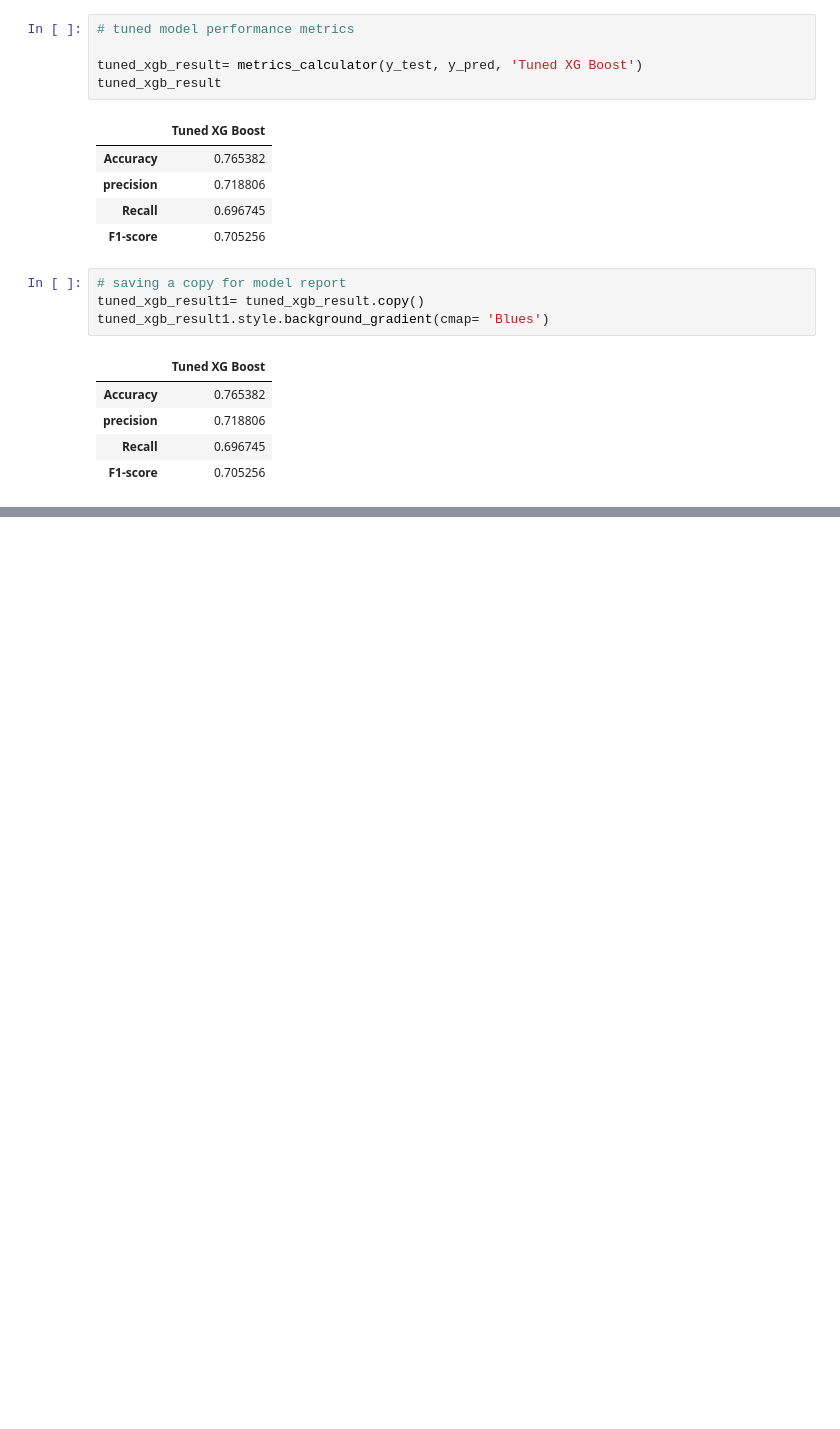
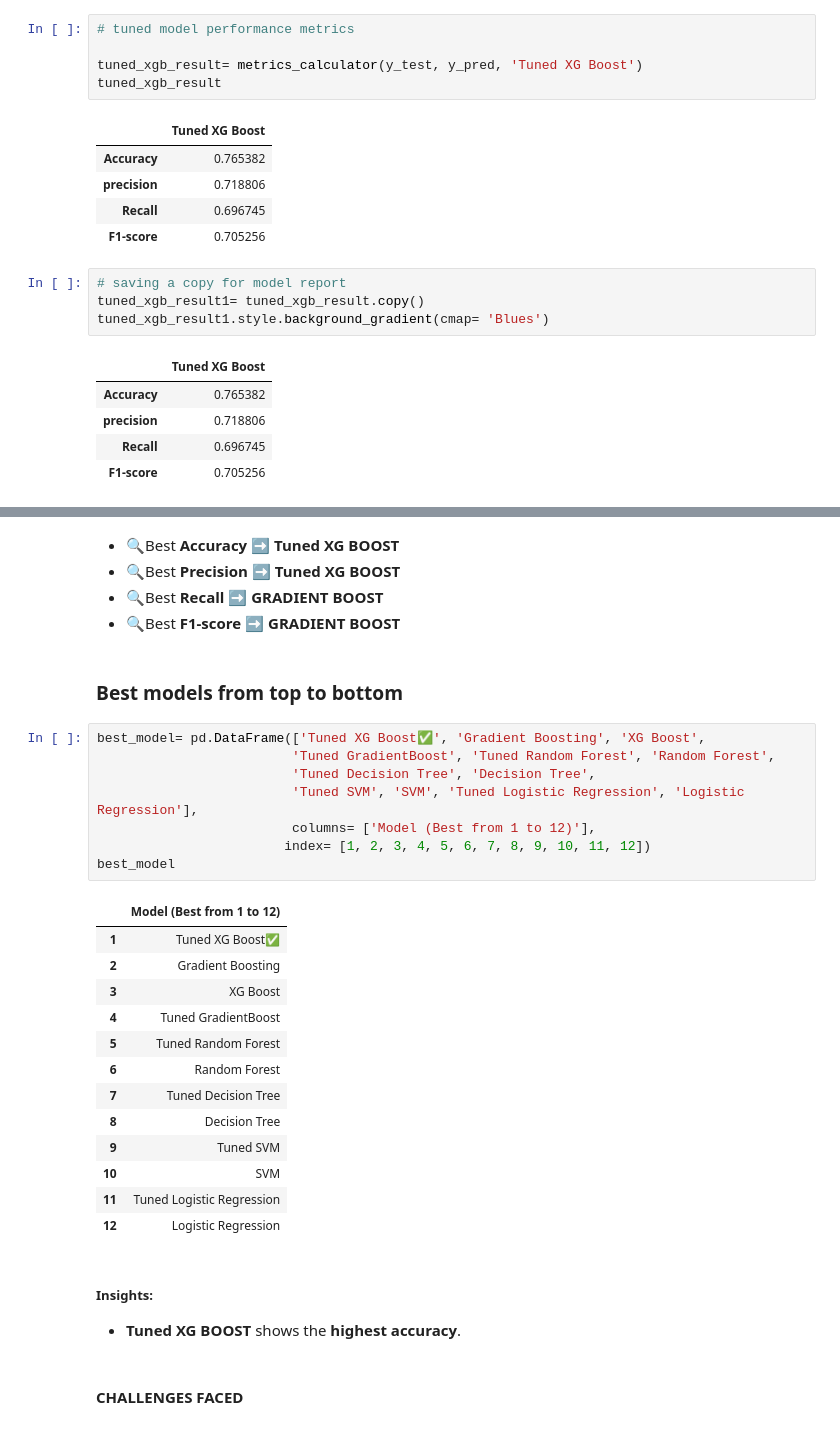
Before and after one commit to shanusaras/Lead_quality_categorization_for_enhanced_sales, a Jupyter notebook: sales effectiveness.ipynb, the cells around one changed output, grey strips where cells are left out. Drawn from its saved outputs; the diff is of its cells as text; blank space fills up the shorter version.

```diff
--- a/sales effectiveness.ipynb
+++ b/sales effectiveness.ipynb
@@ -2275,0 +2199,34 @@ tuned_xgb_result1.style.background_gradient(cmap= 'Blues')
+# %% [markdown]
+- 🔍Best **Accuracy**   ➡️ **Tuned XG BOOST**
+- 🔍Best **Precision**  ➡️ **Tuned XG BOOST**
+- 🔍Best **Recall**     ➡️ **GRADIENT BOOST**
+- 🔍Best **F1-score**   ➡️ **GRADIENT BOOST**
+# %% [markdown]
+### Best models from top to bottom
+# %%
+best_model= pd.DataFrame(['Tuned XG Boost✅', 'Gradient Boosting', 'XG Boost',
+                         'Tuned GradientBoost', 'Tuned Random Forest', 'Random Forest',
+                         'Tuned Decision Tree', 'Decision Tree',
+                         'Tuned SVM', 'SVM', 'Tuned Logistic Regression', 'Logistic Regression'],
+                         columns= ['Model (Best from 1 to 12)'],
+                        index= [1, 2, 3, 4, 5, 6, 7, 8, 9, 10, 11, 12])
+best_model
+# %% [output]
+|  | Model (Best from 1 to 12) |
+| 1 | Tuned XG Boost✅ |
+| 2 | Gradient Boosting |
+| 3 | XG Boost |
+| 4 | Tuned GradientBoost |
+| 5 | Tuned Random Forest |
+| 6 | Random Forest |
+| 7 | Tuned Decision Tree |
+| 8 | Decision Tree |
+| 9 | Tuned SVM |
+| 10 | SVM |
+| 11 | Tuned Logistic Regression |
+| 12 | Logistic Regression |
+# %% [markdown]
+##### Insights:
+- **Tuned XG BOOST** shows the **highest accuracy**.
+# %% [markdown]
+#### **CHALLENGES FACED**
```
Also changed, not shown: parts of 11 cells of this notebook.
